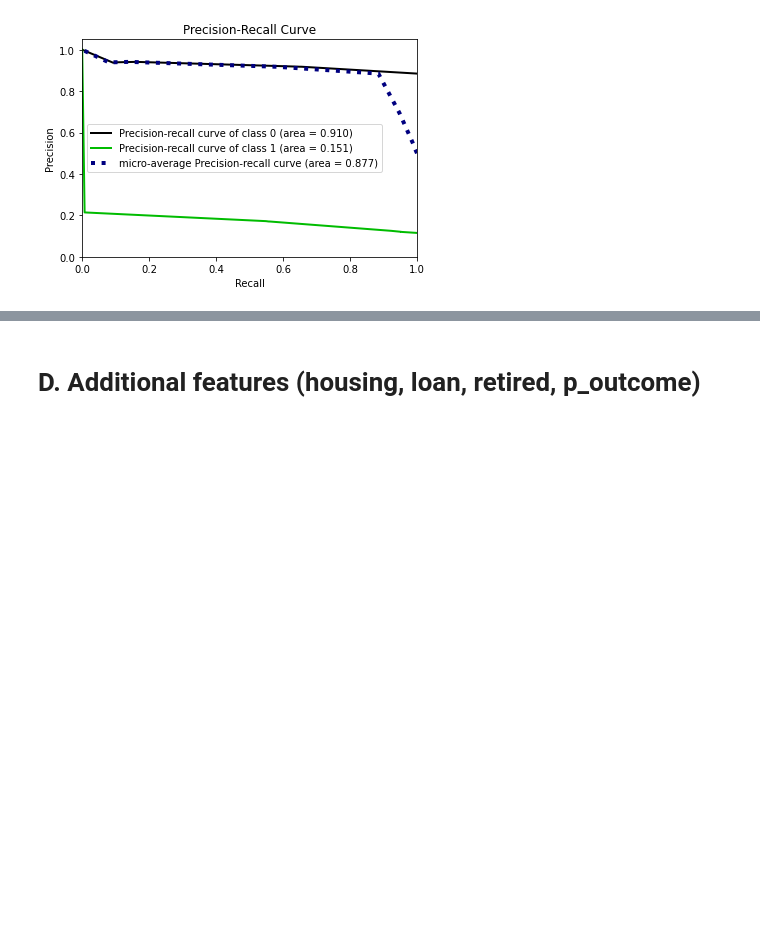
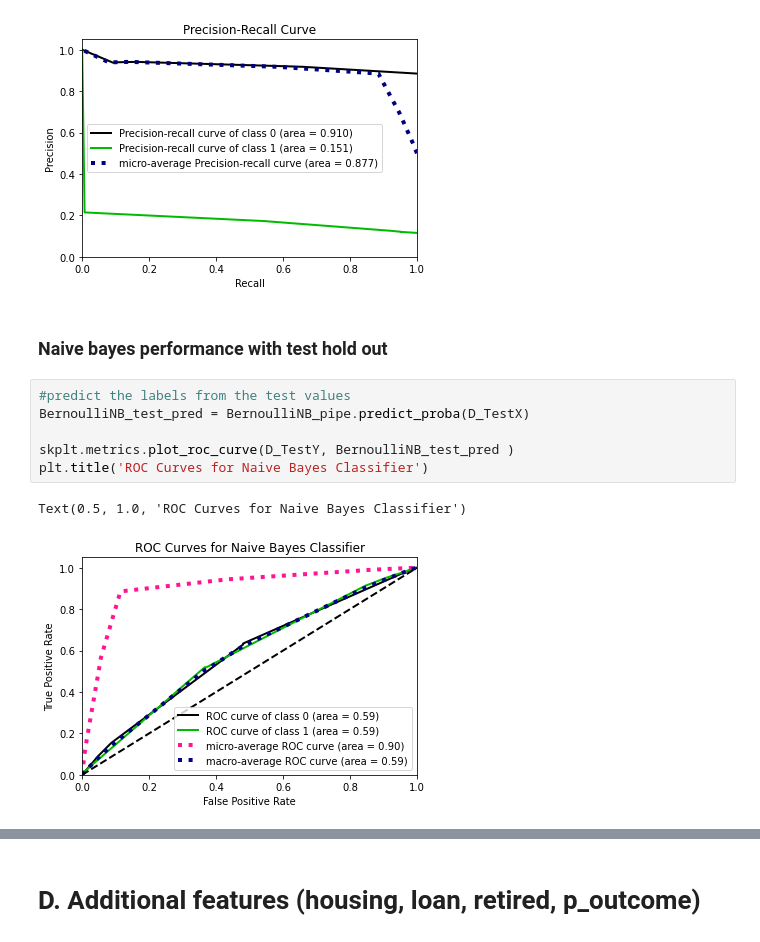
Before and after one commit to bblank70/MSDS422, a Jupyter notebook: Assignment3-bank.ipynb, the cells around one changed output, grey strips where cells are left out. Saved outputs shown, nothing was run; the diff lists cells and outputs as text; blank space fills up the shorter version.

```diff
--- a/Assignment3-bank.ipynb
+++ b/Assignment3-bank.ipynb
@@ -426,3 +459,14 @@ skplt.metrics.plot_precision_recall(D_TrainY, BernoulliNB_train_pred)
 # %% [output]
 <AxesSubplot:title={'center':'Precision-Recall Curve'}, xlabel='Recall', ylabel='Precision'>
 [figure]
+# %% [markdown]
+### Naive bayes performance with test hold out
+# %%
+#predict the labels from the test values
+BernoulliNB_test_pred = BernoulliNB_pipe.predict_proba(D_TestX)
+
+skplt.metrics.plot_roc_curve(D_TestY, BernoulliNB_test_pred )
+plt.title('ROC Curves for Naive Bayes Classifier')
+# %% [output]
+Text(0.5, 1.0, 'ROC Curves for Naive Bayes Classifier')
+[figure, added]
```
Also changed, not shown: parts of 29 cells of this notebook.
